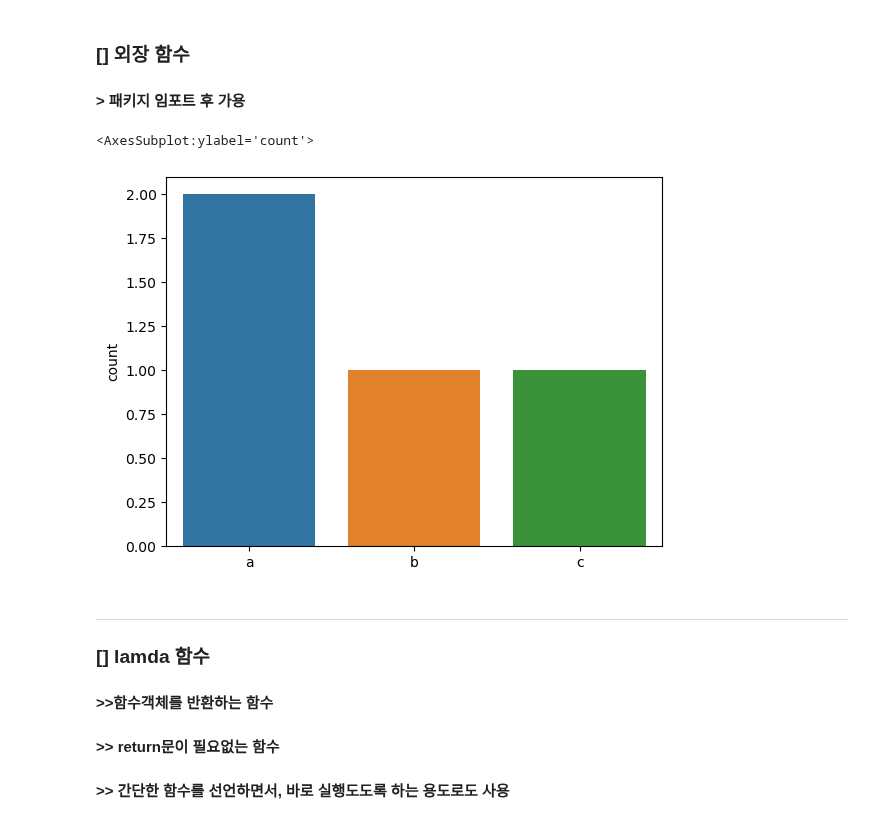
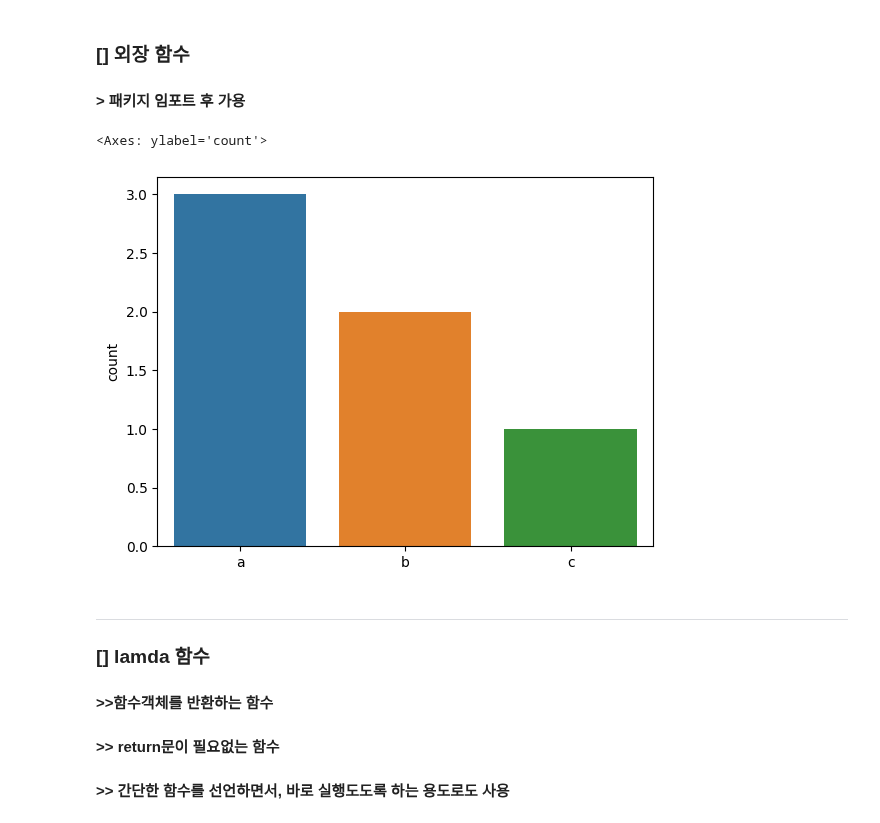
Before and after one commit to dndxor/BCDA, a Jupyter notebook: Ch03_PythonReview.ipynb, the cells around one changed output. Saved outputs shown, nothing was run; the diff lists cells and outputs as text; code cells hidden in the pictures.

```diff
--- a/Ch03_PythonReview.ipynb
+++ b/Ch03_PythonReview.ipynb
@@ -111,12 +199,12 @@ print(min(x))
 # %%
 ## 외장 함수
 import seaborn as sns
 
-var = ['a', 'a', 'b', 'c']
+var = ['a', 'b', 'c', 'a', 'b', 'a']
 sns.countplot(x = var)
 # %% [output]
-<AxesSubplot:ylabel='count'>
+<Axes: ylabel='count'>
-[figure, old version]
+[figure, new version]
 # %% [markdown]
 ----
 ### **[] lamda 함수**
```
Also changed, not shown: parts of 52 cells of this notebook, 19 other files.
